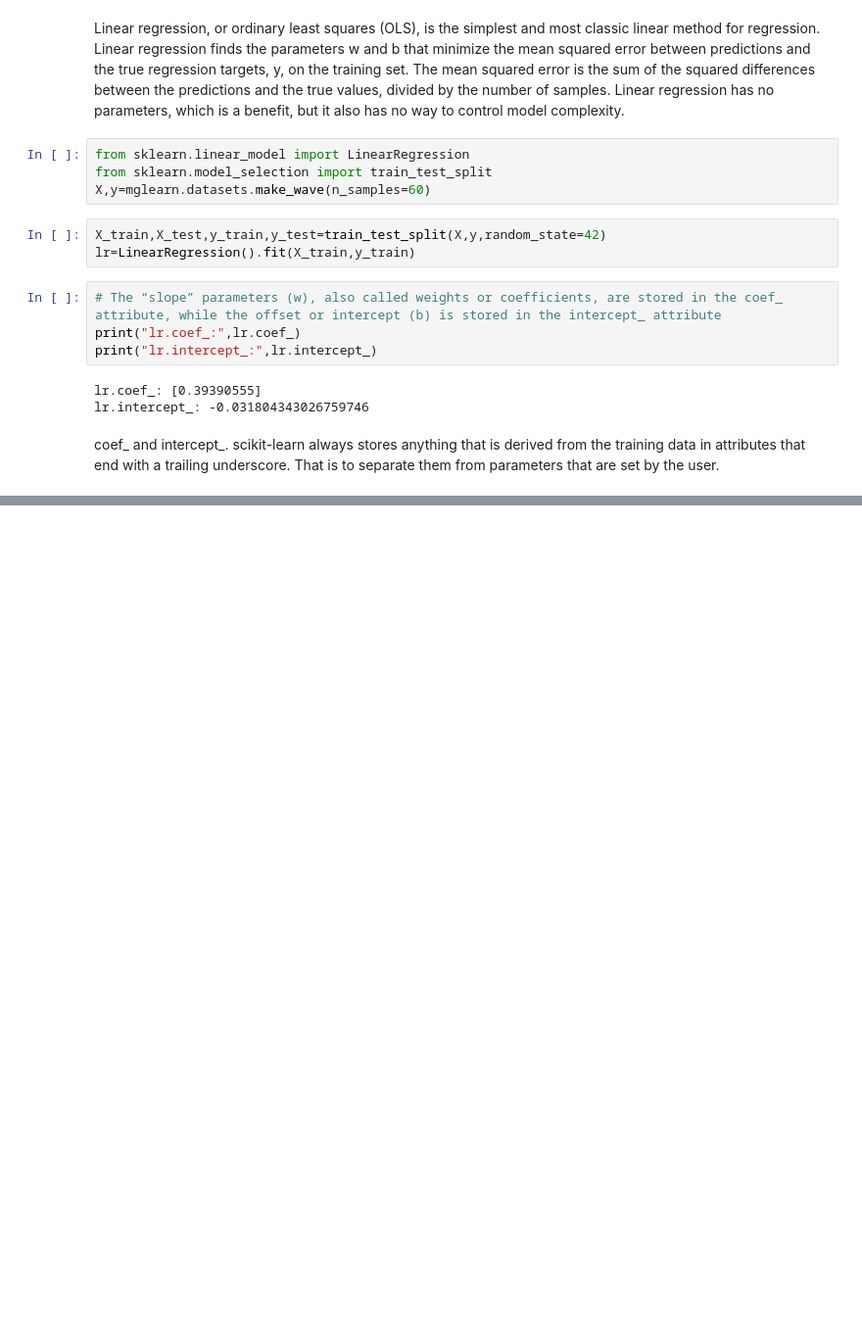
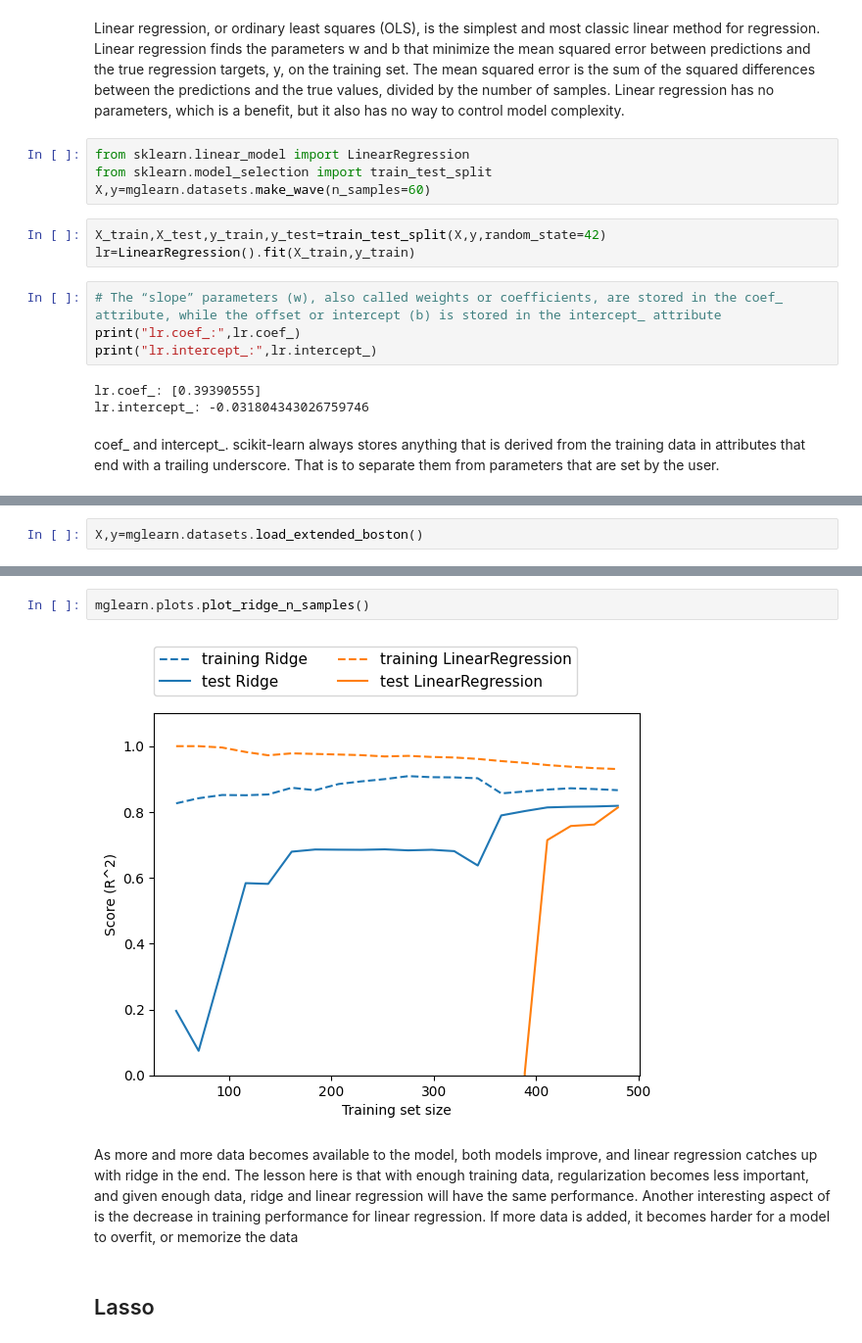
Before and after one commit to thamidu02/ML-With-python, a Jupyter notebook: Supervised MAchine Learning Algorithms/Linear Models.ipynb, the cells around one changed output, grey strips where cells are left out. Shown at 98% size. Saved outputs shown, nothing was run; the diff lists cells and outputs as text; blank space fills up the shorter version.

```diff
--- a/Supervised MAchine Learning Algorithms/Linear Models.ipynb
+++ b/Supervised MAchine Learning Algorithms/Linear Models.ipynb
@@ -39,0 +48,2 @@ lr.intercept_: -0.031804343026759746
+# %%
+X,y=mglearn.datasets.load_extended_boston()
@@ -39,0 +145,8 @@ lr.intercept_: -0.031804343026759746
+# %%
+mglearn.plots.plot_ridge_n_samples()
+# %% [output]
+[figure, added]
+# %% [markdown]
+As more and more data becomes available to the model, both models improve, and linear regression catches up with ridge in the end. The lesson here is that with enough training data, regularization becomes less important, and given enough data, ridge and linear regression will have the same performance. Another interesting aspect of is the decrease in training performance for linear regression. If more data is added, it becomes harder for a model to overfit, or memorize the data
+# %% [markdown]
+## Lasso
```
Also changed, not shown: parts of 19 cells of this notebook.
